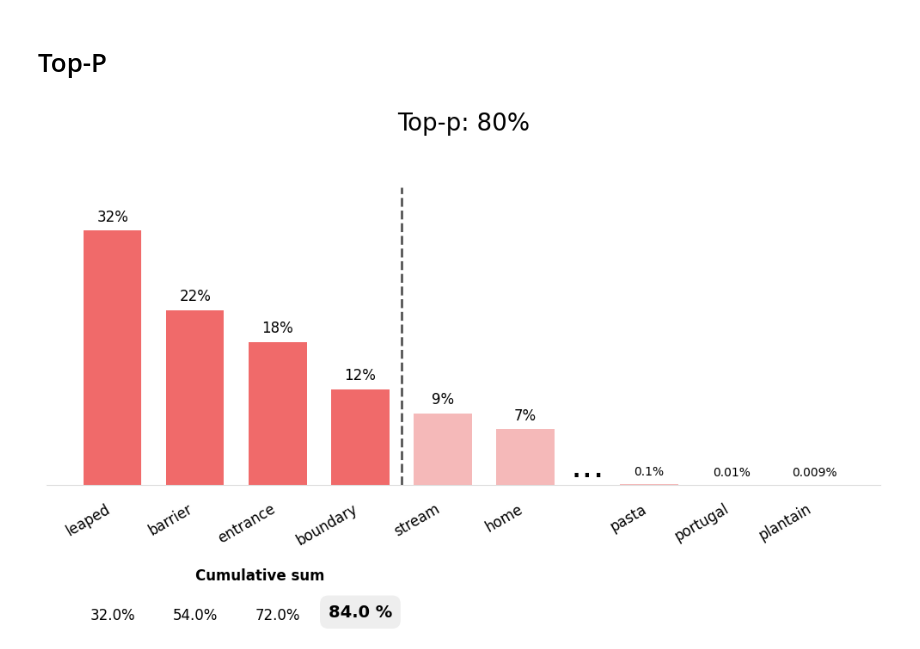
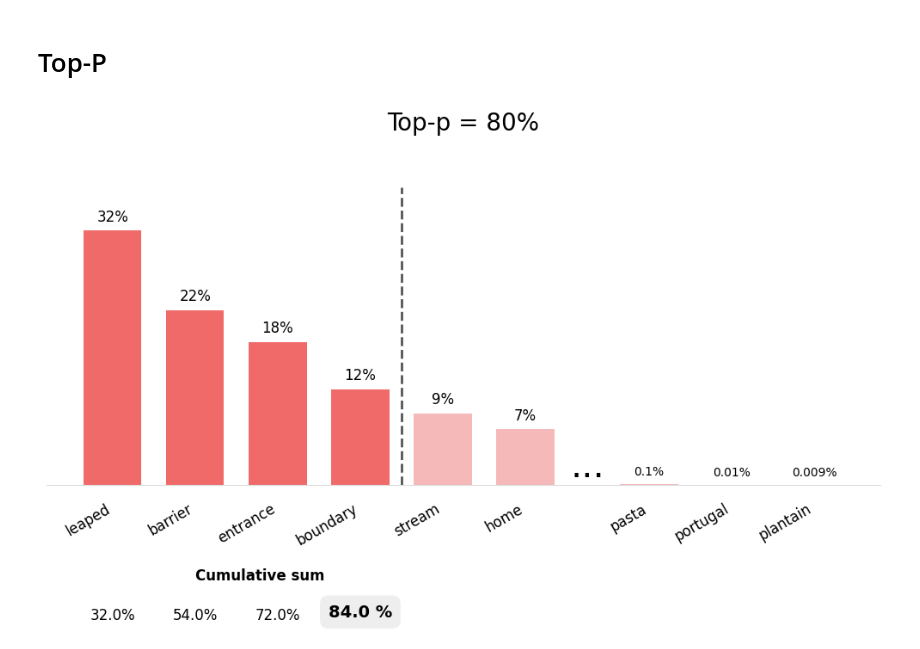
Before and after one commit to sukhitashvili/GenAI_parameters_temperature_topK_topP, a Jupyter notebook: visualize_parameters.ipynb, the cells around one changed output. Saved outputs shown, nothing was run; the diff lists cells and outputs as text; code cells hidden in the pictures.

```diff
--- a/visualize_parameters.ipynb
+++ b/visualize_parameters.ipynb
@@ -190,7 +190,7 @@ bars1 = ax.bar(x_pos_part1, probs_part1, color=colors_part1, width=0.7)
 bars2 = ax.bar(x_pos_part2, probs_part2, color=colors_part2, width=0.7)
 
 # Set the title
-ax.set_title(f'Top-p: {top_p}%', fontsize=20, pad=20)
+ax.set_title(f'Top-p = {top_p}%', fontsize=20, pad=20)
 
 # Remove axes and ticks for a cleaner look
 ax.spines['top'].set_visible(False)
@@ -222,31 +222,31 @@ def add_labels(bars):
 add_labels(bars1)
 add_labels(bars2)
 
 # Add ellipsis in the gap
 ellipsis_pos = len(words_part1) + gap / 2 - 1
 ax.text(ellipsis_pos, 1, '...', fontsize=30, ha='center')
 
 # Add "Cumulative sum" text and values
 ax.text(1, -12, 'Cumulative sum', ha='left', fontsize=12, weight='bold')
 cum_sum_values = cumulative_probs[:nucleus_end_index]
 for i, val in enumerate(cum_sum_values):
     ax.text(i, -17, f'{val}%', ha='center', fontsize=12)
 
 # Add the vertical dashed line
 line_pos = nucleus_end_index + 0.5
 ax.axvline(x=line_pos, color='#555555', linestyle='--', linewidth=2, ymax=0.9)
 
 # Add the final cumulative sum in a highlighted box
 final_cum_sum = cumulative_probs[nucleus_end_index]
 ax.text(line_pos-0.5, -16, f'{final_cum_sum} %', ha='center', va='center', fontsize=14, weight='bold',
         bbox=dict(facecolor='#EEEEEE', edgecolor='none', boxstyle='round,pad=0.5'))
 
 # Adjust plot limits to make space for annotations at the bottom
 ax.set_ylim(top=max(percentages) * 1.3)
 ax.set_xlim(left=-0.8, right=len(all_words) + gap -1.2)
 
 
 plt.tight_layout(rect=[0, 0.1, 1, 1]) # Adjust layout to prevent labels from being cut off
 plt.show()
 # %% [output]
-[figure, old version]
+[figure, new version]
```
Also changed, not shown: parts of 1 cell of this notebook, 2 other files.
